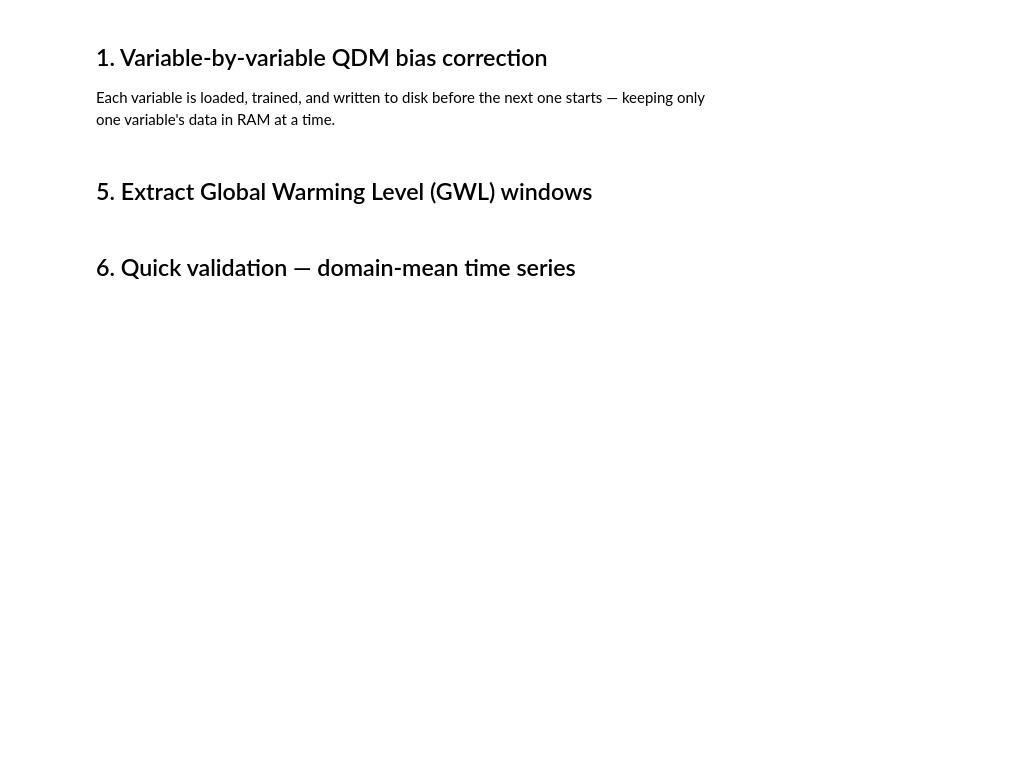
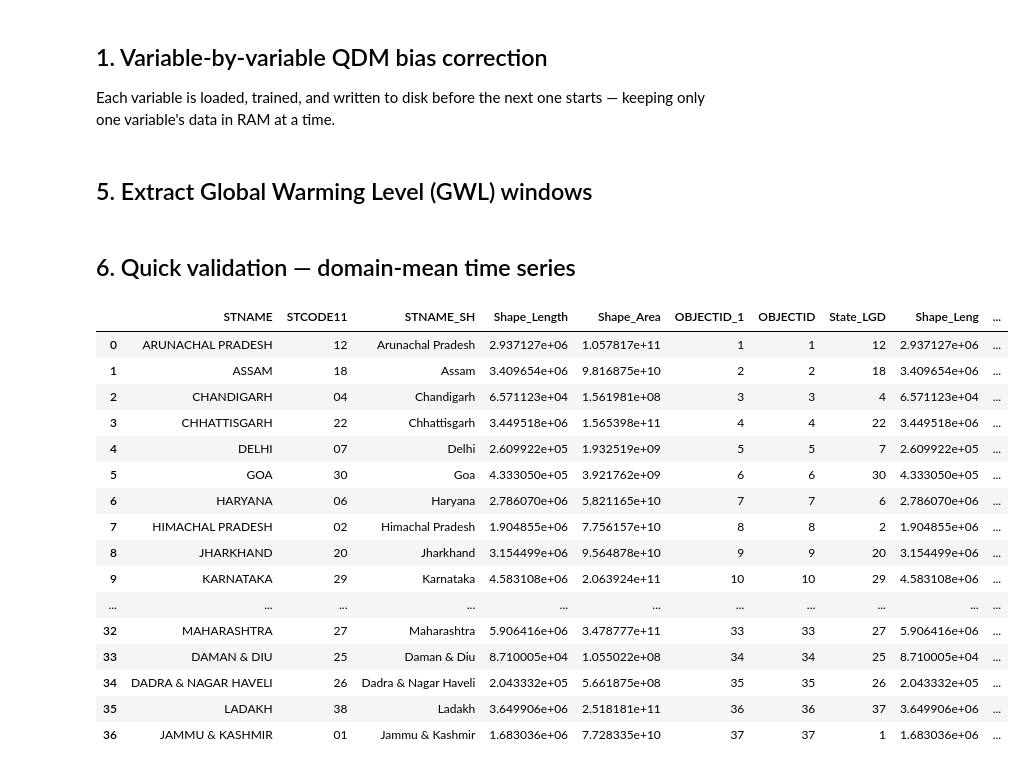
Before and after one commit to colinlenoble/renewable_india, a Jupyter notebook: notebooks/01_bias_correction_qdm.ipynb, the cells around one changed output. Cells and saved outputs as stored; diff of their text form; code cells hidden in the pictures; blank space fills up the shorter version.

```diff
--- a/notebooks/01_bias_correction_qdm.ipynb
+++ b/notebooks/01_bias_correction_qdm.ipynb
@@ -350,3 +350,26 @@ for ax, (vname, (label, _)) in zip(axes, PLOT_VARS.items()):
 plt.suptitle(f"Domain-mean annual series — {GCM} {RUN}", fontsize=12)
 plt.tight_layout()
 plt.show()
+# %%
+import geopandas as gpd
+
+gdf = gpd.read_file("../INDIA_STATES.geojson")
+gdf
+# %% [output]
+|  | STNAME | STCODE11 | STNAME_SH | Shape_Length | Shape_Area | OBJECTID_1 | OBJECTID | State_LGD | Shape_Leng | ... |
+| 0 | ARUNACHAL PRADESH | 12 | Arunachal Pradesh | 2.937127e+06 | 1.057817e+11 | 1 | 1 | 12 | 2.937127e+06 | ... |
+| 1 | ASSAM | 18 | Assam | 3.409654e+06 | 9.816875e+10 | 2 | 2 | 18 | 3.409654e+06 | ... |
+| 2 | CHANDIGARH | 04 | Chandigarh | 6.571123e+04 | 1.561981e+08 | 3 | 3 | 4 | 6.571123e+04 | ... |
+| 3 | CHHATTISGARH | 22 | Chhattisgarh | 3.449518e+06 | 1.565398e+11 | 4 | 4 | 22 | 3.449518e+06 | ... |
+| 4 | DELHI | 07 | Delhi | 2.609922e+05 | 1.932519e+09 | 5 | 5 | 7 | 2.609922e+05 | ... |
+| 5 | GOA | 30 | Goa | 4.333050e+05 | 3.921762e+09 | 6 | 6 | 30 | 4.333050e+05 | ... |
+| 6 | HARYANA | 06 | Haryana | 2.786070e+06 | 5.821165e+10 | 7 | 7 | 6 | 2.786070e+06 | ... |
+| 7 | HIMACHAL PRADESH | 02 | Himachal Pradesh | 1.904855e+06 | 7.756157e+10 | 8 | 8 | 2 | 1.904855e+06 | ... |
+| 8 | JHARKHAND | 20 | Jharkhand | 3.154499e+06 | 9.564878e+10 | 9 | 9 | 20 | 3.154499e+06 | ... |
+| 9 | KARNATAKA | 29 | Karnataka | 4.583108e+06 | 2.063924e+11 | 10 | 10 | 29 | 4.583108e+06 | ... |
+| ... | ... | ... | ... | ... | ... | ... | ... | ... | ... | ... |
+| 32 | MAHARASHTRA | 27 | Maharashtra | 5.906416e+06 | 3.478777e+11 | 33 | 33 | 27 | 5.906416e+06 | ... |
+| 33 | DAMAN & DIU | 25 | Daman & Diu | 8.710005e+04 | 1.055022e+08 | 34 | 34 | 25 | 8.710005e+04 | ... |
+| 34 | DADRA & NAGAR HAVELI | 26 | Dadra & Nagar Haveli | 2.043332e+05 | 5.661875e+08 | 35 | 35 | 26 | 2.043332e+05 | ... |
+| 35 | LADAKH | 38 | Ladakh | 3.649906e+06 | 2.518181e+11 | 36 | 36 | 37 | 3.649906e+06 | ... |
+| 36 | JAMMU & KASHMIR | 01 | Jammu & Kashmir | 1.683036e+06 | 7.728335e+10 | 37 | 37 | 1 | 1.683036e+06 | ... |
```
Also changed, not shown: 4 other files.
